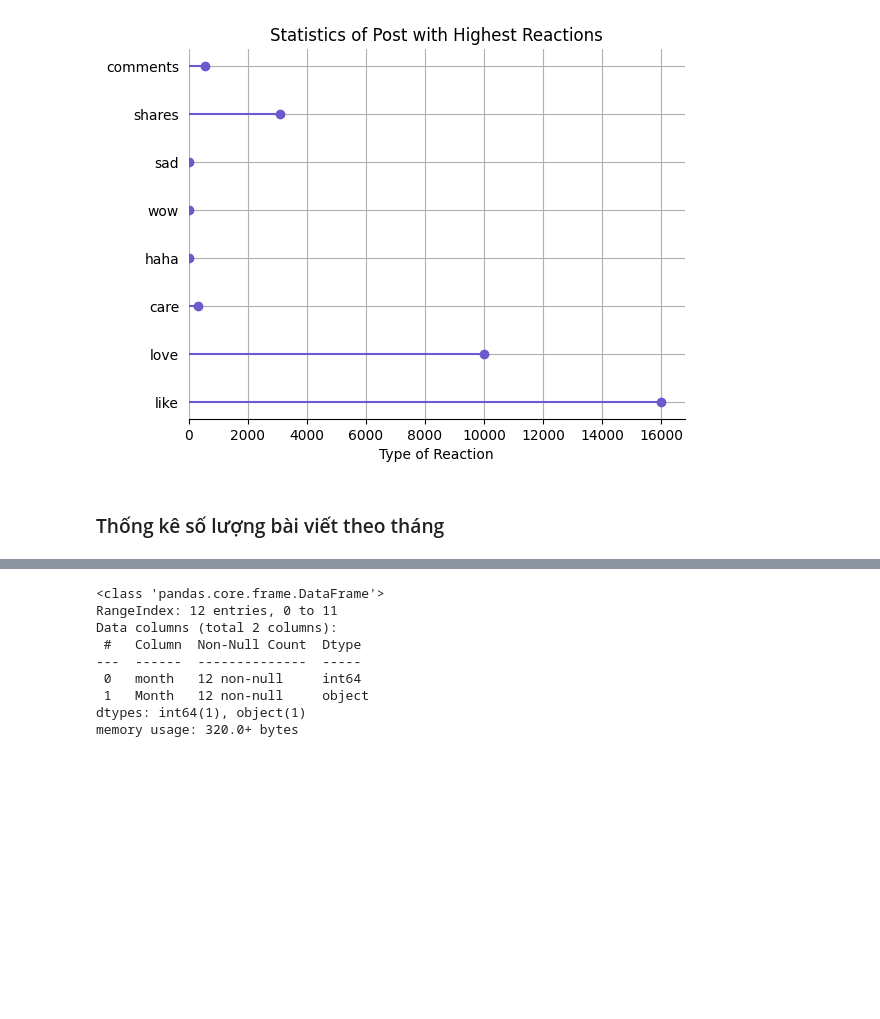
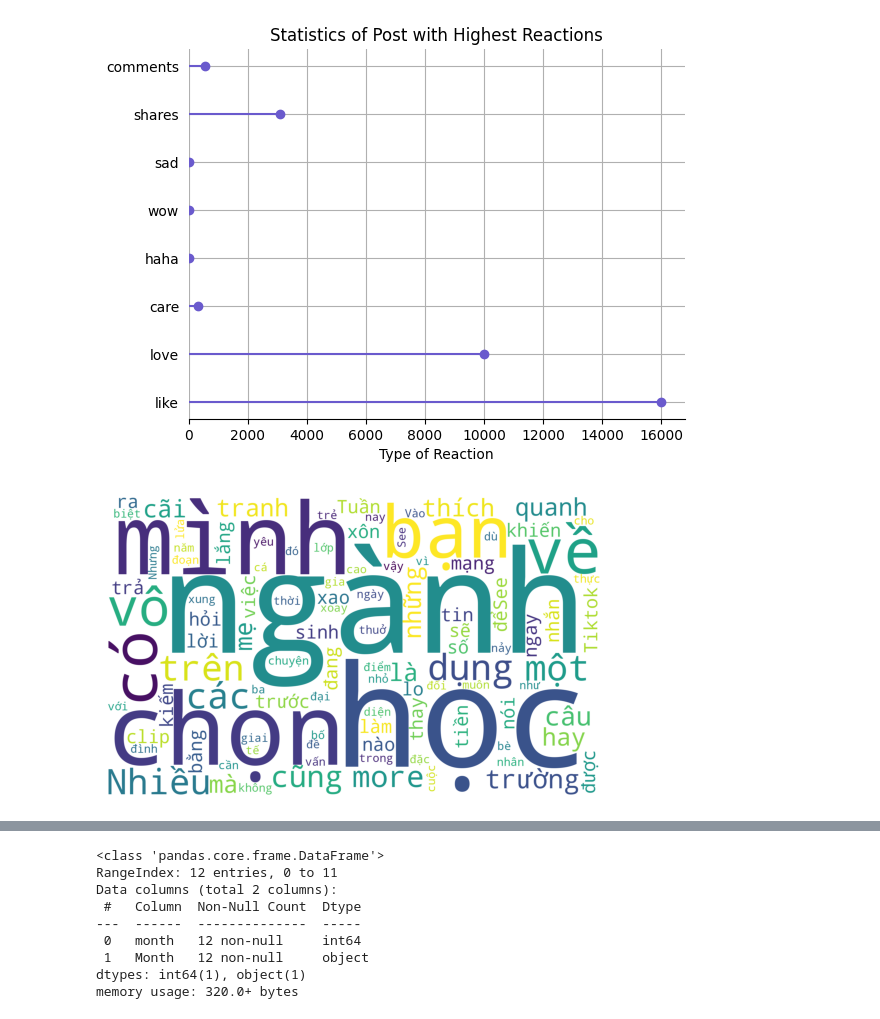
Before and after one commit to Page0526/Data-Analysis-with-Python, a Jupyter notebook: Analyze.ipynb, the cells around one changed output, grey strips where cells are left out. Cells and saved outputs as stored; diff of their text form; code cells hidden in the pictures; blank space fills up the shorter version.

```diff
--- a/Analyze.ipynb
+++ b/Analyze.ipynb
@@ -179,5 +189,18 @@ ax.spines['left'].set_visible(False)
 plt.show()
 # %% [output]
 [figure]
-# %% [markdown]
-### Thống kê số lượng bài viết theo tháng
+# %%
+cloud = row_max['post_text']
+# Các từ có tần suất xuất hiện cao nhất
+STOPWORD = ""
+wordcloud = WordCloud(stopwords=STOPWORD,
+                        background_color='white',
+                       max_words =300,
+                       width=2000, height=1200
+                        ).generate(cloud)
+plt.clf()
+plt.imshow(wordcloud)
+plt.axis('off')
+plt.show()
+# %% [output]
+[figure, added]
```
Also changed, not shown: parts of 10 cells of this notebook.
